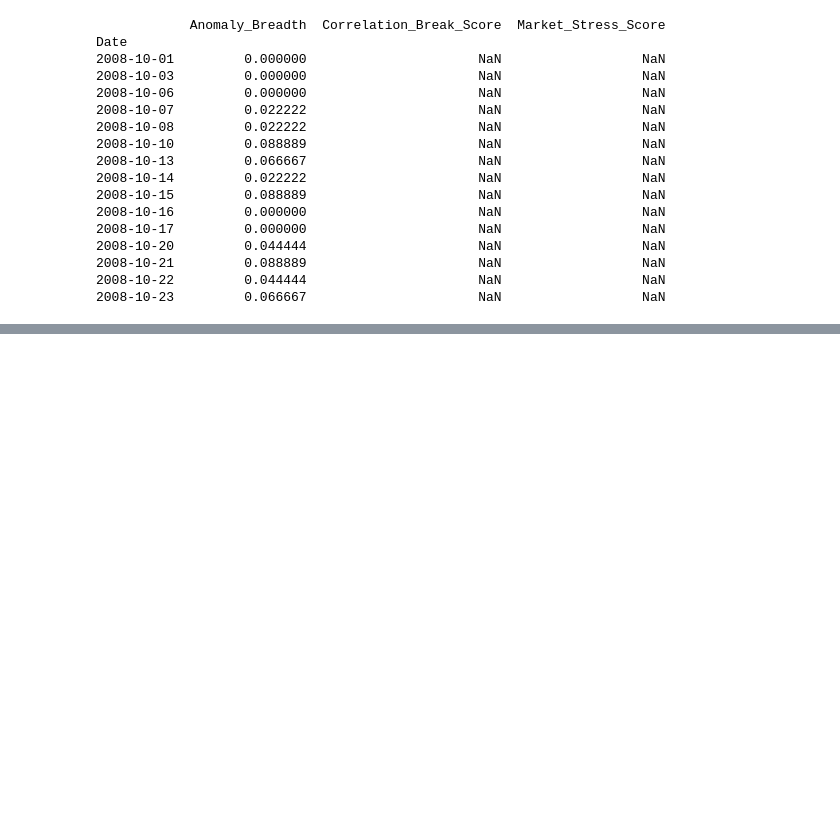
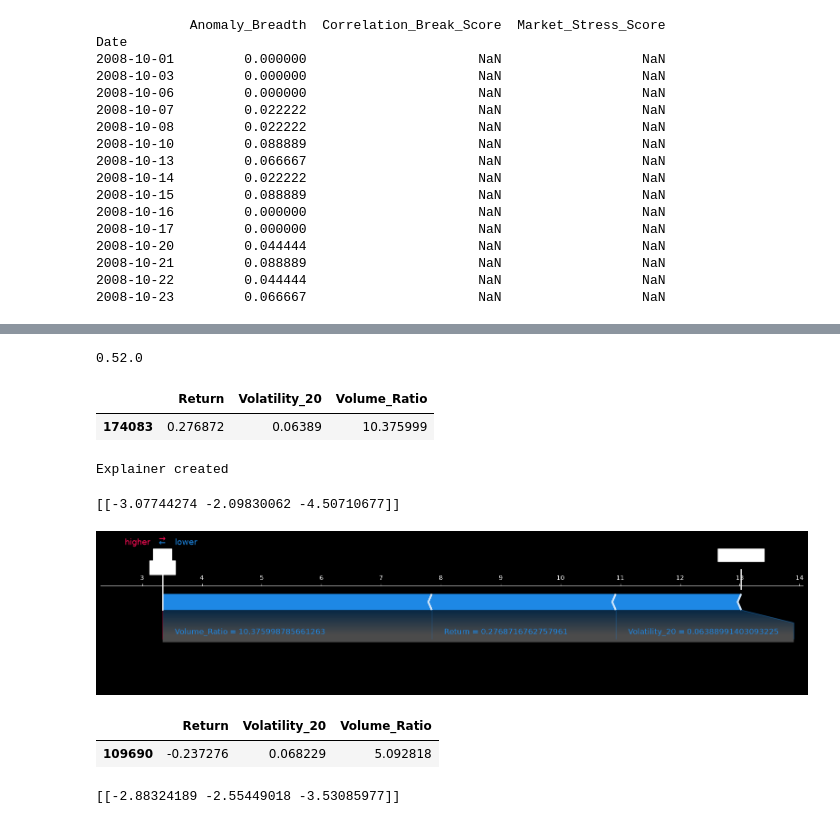
Before and after one commit to StardustEnigma/MarketLens, a Jupyter notebook: Project.ipynb, the cells around one changed output, grey strips where cells are left out. Saved outputs shown, nothing was run; the diff lists cells and outputs as text; code cells hidden in the pictures; blank space fills up the shorter version.

```diff
--- a/Project.ipynb
+++ b/Project.ipynb
@@ -2656,0 +3092,58 @@ Date
+# %%
+import shap
+
+print(shap.__version__)
+# %% [output]
+0.52.0
+# %%
+sample = test_df[
+    (test_df['CanonicalSymbol'] == 'SBIN') &
+    (test_df['Date'] == '2017-10-25')
+]
+
+sample[features]
+# %% [output]
+|  | Return | Volatility_20 | Volume_Ratio |
+| 174083 | 0.276872 | 0.06389 | 10.375999 |
+# %%
+import shap
+
+explainer = shap.TreeExplainer(model)
+
+print("Explainer created")
+# %% [output]
+Explainer created
+# %%
+id="q8n4kw"
+shap_values = explainer.shap_values(sample[features])
+
+print(shap_values)
+# %% [output]
+[[-3.07744274 -2.09830062 -4.50710677]]
+# %%
+import matplotlib.pyplot as plt
+
+shap.force_plot(
+    explainer.expected_value,
+    shap_values[0],
+    sample[features].iloc[0],
+    matplotlib=True
+)
+# %% [output]
+[figure, added]
+# %%
+sample_down = test_df[
+    (test_df['CanonicalSymbol'] == 'INDUSINDBK') &
+    (test_df['Date'] == '2020-03-18')
+]
+
+sample_down[features]
+# %% [output]
+|  | Return | Volatility_20 | Volume_Ratio |
+| 109690 | -0.237276 | 0.068229 | 5.092818 |
+# %%
+shap_values_down = explainer.shap_values(sample_down[features])
+
+print(shap_values_down)
+# %% [output]
+[[-2.88324189 -2.55449018 -3.53085977]]
```
Also changed, not shown: parts of 65 cells of this notebook, 8 other files.
